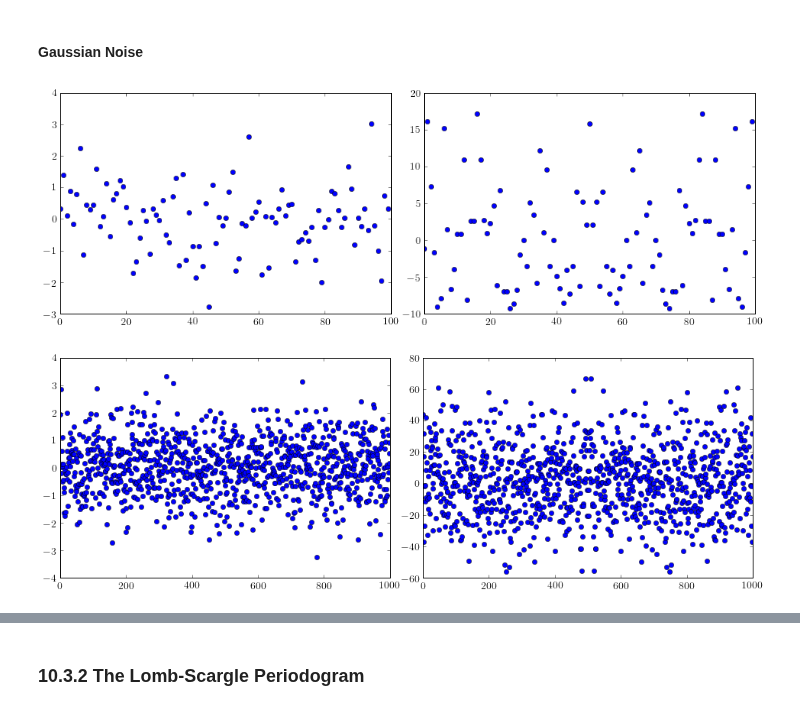
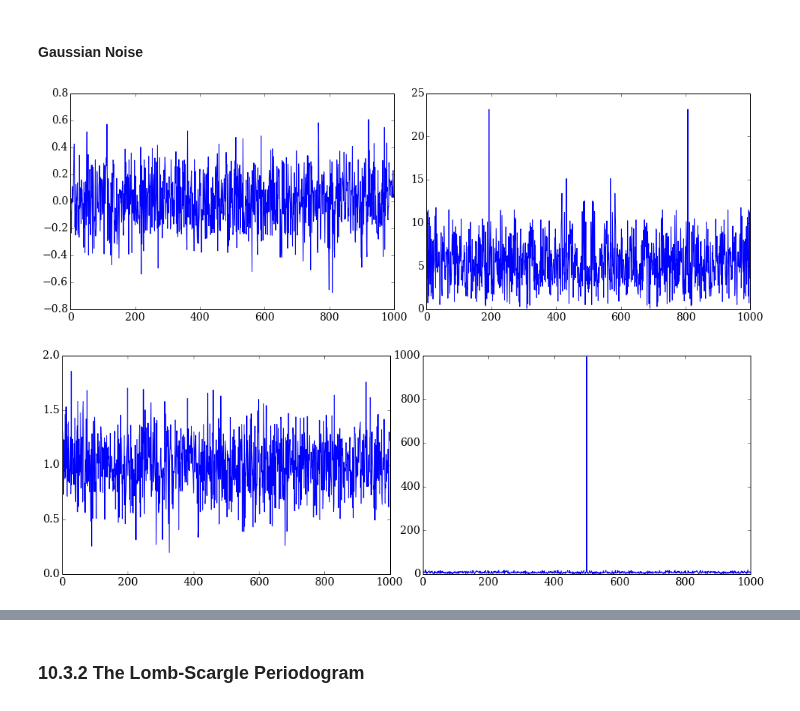
Before and after one commit to YastroML/YastroML, a Jupyter notebook: Session19_141029/Ch10_TimeSeries.ipynb, the cells around one changed output, grey strips where cells are left out. Drawn from its saved outputs; the diff is of its cells as text; code cells hidden in the pictures.

Commit message:
Finished gaussian plot
Finished the interactive example with the gaussian and gaussian transform.
Several cells were also rearranged and decriptive text was added.

```diff
--- a/Session19_141029/Ch10_TimeSeries.ipynb
+++ b/Session19_141029/Ch10_TimeSeries.ipynb
@@ -250,13 +261,5 @@ $$h(t) = \int_{-\infty}^{\infty} H(f) \exp{(i 2 \pi f t)} dt $$
 # %% [markdown]
 ### What are some common Fourier transforms?
-# %%
-def fourierPlots(func):
-    transform = fftpack.fft(func)
-    fig = plt.figure()
-    funcax = fig.add_axes([0.05, 0.05, .5, 0.5])
-    funcax.plot(func, 'o')
-    tranax = fig.add_axes([0.6, 0.05, .5, 0.5])
-    tranax.plot(transform, 'o')
 # %% [markdown]
 #### Gaussian
 # %% [markdown]
@@ -293,12 +299,20 @@ plt.legend(loc='best')
+# %%
+def fourierPlots(func):
+    transform = fftpack.fftshift(np.abs(fftpack.fft(func)))
+    fig = plt.figure()
+    funcax = fig.add_axes([0.05, 0.05, .5, 0.5])
+    funcax.plot(func, '-')
+    tranax = fig.add_axes([0.6, 0.05, .5, 0.5])
+    tranax.plot(transform, '-')
 # %% [markdown]
 #### Gaussian Noise
 # %%
-whitenoise = np.random.normal(loc=0., scale=1., size=1e2)
+whitenoise = np.random.normal(loc=0.0, scale=0.2, size=1e3)
 fourierPlots(whitenoise)
 # %% [output]
-[figure, old version]
+[figure, new version]
 # %%
-whitenoise = np.random.normal(loc=0., scale=1., size=1e3)
+whitenoise = np.random.normal(loc=1., scale=0.25, size=1e3)
 fourierPlots(whitenoise)
 # %% [output]
-[figure, old version]
+[figure, new version]
```
Also changed, not shown: parts of 18 cells of this notebook.
